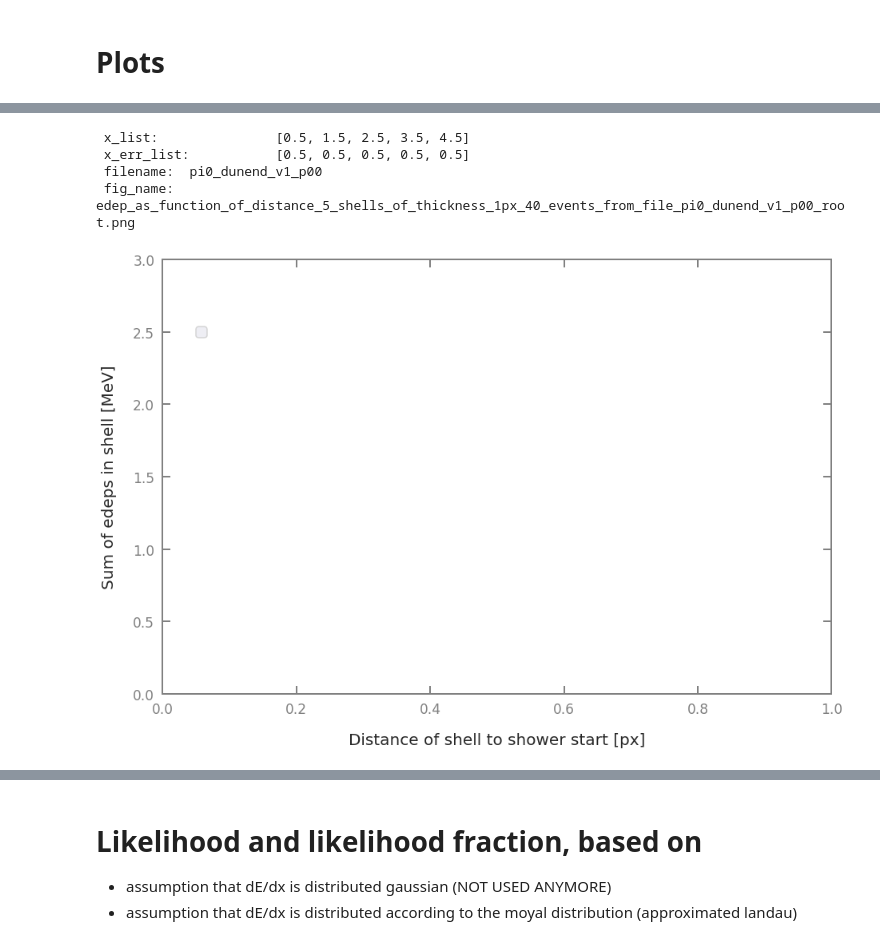
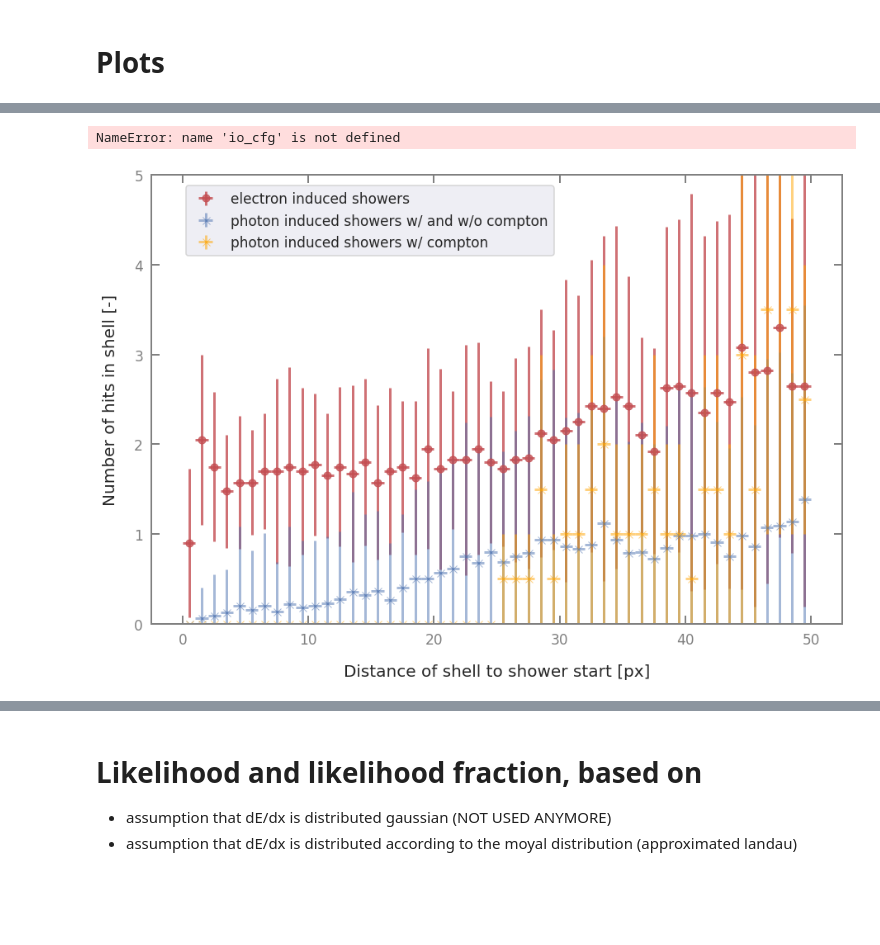
Before and after one commit to RomanMBerner/pi0_reco_jupyterNotebooks, a Jupyter notebook: e_gamma_separation/e_gamma_separation.ipynb, the cells around one changed output, grey strips where cells are left out. Cells and saved outputs as stored; diff of their text form; code cells hidden in the pictures; blank space fills up the shorter version.

```diff
--- a/e_gamma_separation/e_gamma_separation.ipynb
+++ b/e_gamma_separation/e_gamma_separation.ipynb
@@ -116,5 +111,12 @@ Welcome to JupyROOT 6.16/00
 # %%
+# Reload the chain/logger each time during development
+from importlib import reload
+import pi0.chain
+reload(pi0.chain)
+import pi0.utils.logger
+reload(pi0.utils.logger)
+
 # Initialize the chain
 from pi0.chain import Pi0Chain
-chain = Pi0Chain(io_cfg, chain_cfg, verbose=False)
+chain = Pi0Chain(chain_cfg)
 # %% [output]
@@ -157,7 +159,7 @@ class Results(object):
     pass
 # %%
 # Define data size
-data_size  = 40 #len(chain.hs.data_io)
+data_size  = 80 #len(chain.hs.data_io)
 out        = display(progress(0,data_size,'images'),display_id=True)
 
 
@@ -542,40 +782,32 @@ print(' x_err_list:          ', x_err_list)
 
 
 # Obtain data
-if len(electron_edep_sums)>0:
-    mean_electrons     = np.mean(electron_edep_sums, axis=0)
-    variance_electrons = np.var(electron_edep_sums, axis=0)
-    print(' mean_electrons:      ', np.array(mean_electrons))
-    print(' variance_electrons:  ', np.array(variance_electrons))
+if len(electron_n_hits)>0:
+    mean_electron_hits     = np.nanmean(electron_n_hits, axis=0)
+    variance_electron_hits = np.var(electron_n_hits, axis=0)
+    print(' mean_electrons_hit:      ', np.array(mean_electron_hits))
+    print(' variance_electron_hits:  ', np.array(variance_electron_hits))
 
-if len(photon_edep_sums)>0:
-    mean_photons       = np.mean(photon_edep_sums, axis=0)
-    variance_photons   = np.var(photon_edep_sums, axis=0)
-    print(' mean_photons:        ', np.array(mean_photons))
-    print(' variance_photons:    ', np.array(variance_photons))
+if len(photon_n_hits)>0:
+    mean_photon_hits       = np.nanmean(photon_n_hits, axis=0)
+    variance_photon_hits   = np.var(photon_n_hits, axis=0)
+    print(' mean_photon_hits:        ', np.array(mean_photon_hits))
+    print(' variance_photon_hits:    ', np.array(variance_photon_hits))
 
-if len(compton_edep_sums)>0:
-    mean_comptons      = np.mean(compton_edep_sums, axis=0)
-    variance_comptons  = np.var(compton_edep_sums, axis=0)
-    print(' mean_comptons:       ', np.array(mean_comptons))
-    print(' variance_comptons:   ', np.array(variance_comptons))
+if len(compton_n_hits)>0:
+    mean_compton_hits      = np.nanmean(compton_n_hits, axis=0)
+    variance_compton_hits  = np.var(compton_n_hits, axis=0)
+    print(' mean_compton_hits:       ', np.array(mean_compton_hits))
+    print(' variance_compton_hits:   ', np.array(variance_compton_hits))
 
-#mean_edep_electrons = np.mean(mean_electrons, axis=0)
-#var_edep_electrons  = np.var(mean_electrons, axis=0)
-#mean_edep_photons   = np.mean(mean_photons, axis=0)
-#var_edep_photons    = np.var(mean_photons, axis=0)
-#print(' mean_edep_electrons: ', np.array(mean_edep_electrons))
-#print(' var_edep_electrons:  ', np.array(var_edep_electrons))
-#print(' mean_edep_photons:   ', np.array(mean_edep_photons))
-#print(' var_edep_photons:    ', np.array(var_edep_photons))
 
 # Plot
-if len(electron_edep_sums)>0:
-    plt.errorbar(x_list, mean_electrons, xerr=x_err_list, yerr=np.sqrt(variance_electrons), label='electron induced showers', fmt='o', linewidth=3, color='r', alpha=0.8) #xerr=x_err_list, yerr=matching_eff_stdev
-if len(photon_edep_sums)>0:
-    plt.errorbar(x_list, mean_photons,   xerr=x_err_list, yerr=np.sqrt(variance_photons),   label='photon induced showers w/ and w/o compton',   fmt='x', linewidth=3, color='b', alpha=0.5) #xerr=x_err_list, yerr=matching_eff_stdev
-if len(compton_edep_sums)>0:
-    plt.errorbar(x_list, mean_comptons,   xerr=x_err_list, yerr=np.sqrt(variance_comptons), label='photon induced showers w/ compton',   fmt='x', linewidth=3, color='orange', alpha=0.5) #xerr=x_err_list, yerr=matching_eff_stdev
+if len(electron_n_hits)>0:
+    plt.errorbar(x_list, mean_electron_hits, xerr=x_err_list, yerr=np.sqrt(variance_electron_hits), label='electron induced showers', fmt='o', linewidth=3, color='r', alpha=0.8) #xerr=x_err_list, yerr=matching_eff_stdev
+if len(photon_n_hits)>0:
+    plt.errorbar(x_list, mean_photon_hits,   xerr=x_err_list, yerr=np.sqrt(variance_photon_hits),   label='photon induced showers w/ and w/o compton',   fmt='x', linewidth=3, color='b', alpha=0.5) #xerr=x_err_list, yerr=matching_eff_stdev
+if len(compton_n_hits)>0:
+    plt.errorbar(x_list, mean_compton_hits,   xerr=x_err_list, yerr=np.sqrt(variance_compton_hits),   label='photon induced showers w/ compton',   fmt='x', linewidth=3, color='orange', alpha=0.5) #xerr=x_err_list, yerr=matching_eff_stdev
 
 
 # Plot n_edeps
@@ -592,9 +824,9 @@ plt.legend(loc=[0.05,0.82], prop={'size': 17}) # loc='upper right'
 
 # Axis labels
 plt.xlabel('Distance of shell to shower start [px]', fontsize=20, labelpad=20)
-plt.ylabel('Sum of edeps in shell [MeV]', fontsize=20, labelpad=20)
+plt.ylabel('Number of hits in shell [-]', fontsize=20, labelpad=20)
 
-plt.ylim(bottom=0, top=3)
+plt.ylim(bottom=0, top=5)
 #plt.yscale('log') # linear, log
 #plt.yscale('symlog', linthreshy=1)
 #plt.axvline(134.9770, color='r', linestyle='dashed', linewidth=2, label='Literature value for $\pi^0$ mass')
@@ -616,7 +848,7 @@ print(' filename: ', file_name)
 
 # Save figure
 #fig_name = '0' + folder + '_pi0_mass_peak.png'
-fig_name = 'edep_as_function_of_distance_' +\
+fig_name = 'n_hits_as_function_of_distance_' +\
             str(n_shells) + '_shells_' +\
             'of_thickness_' + str(int(delta_r)) + 'px_' +\
             str(data_size) + '_events_' +\
@@ -629,6 +877,3 @@ No handles with labels found to put in legend.
- x_list:               [0.5, 1.5, 2.5, 3.5, 4.5]
- x_err_list:           [0.5, 0.5, 0.5, 0.5, 0.5]
- filename:  pi0_dunend_v1_p00
- fig_name:  edep_as_function_of_distance_5_shells_of_thickness_1px_40_events_from_file_pi0_dunend_v1_p00_root.png
+NameError: name 'io_cfg' is not defined
-[figure, old version]
+[figure, new version]
 # %%
```
Also changed, not shown: parts of 19 cells of this notebook, 50 other files.
